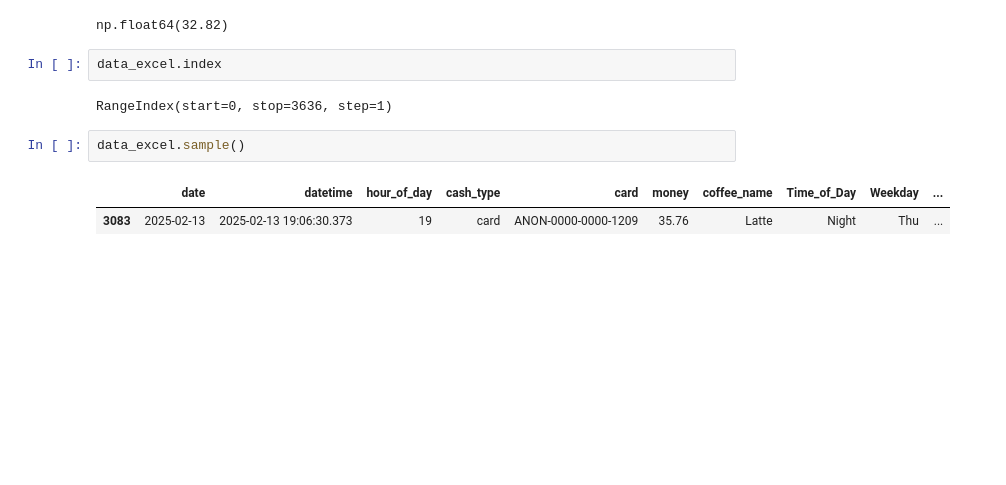
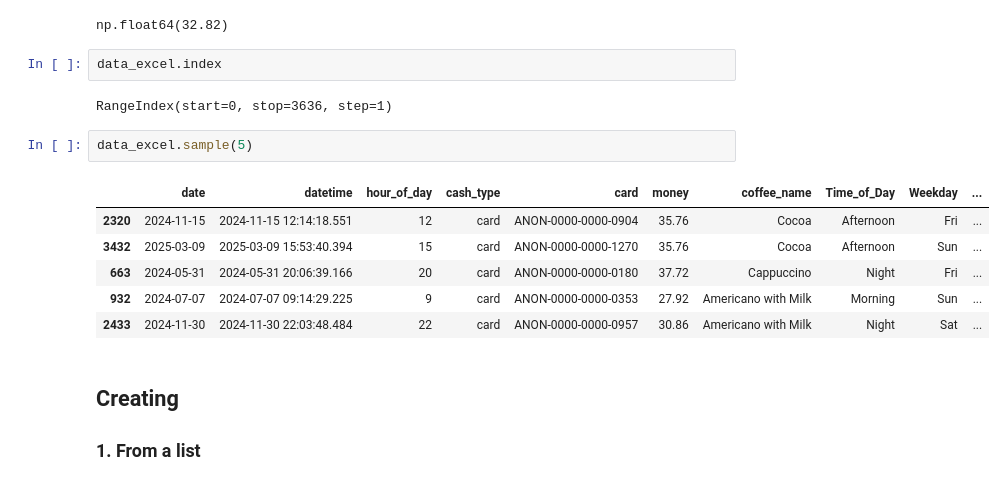
Before and after one commit to Pranishgrg21/Analysis_using_pandas, a Jupyter notebook: coffee_sales_analysis.ipynb, the cells around one changed output. Saved outputs shown, nothing was run; the diff lists cells and outputs as text; blank space fills up the shorter version.

```diff
--- a/coffee_sales_analysis.ipynb
+++ b/coffee_sales_analysis.ipynb
@@ -186,7 +186,15 @@ data_excel.index
 # %% [output]
 RangeIndex(start=0, stop=3636, step=1)
 # %%
-data_excel.sample()
+data_excel.sample(5)
 # %% [output]
 |  | date | datetime | hour_of_day | cash_type | card | money | coffee_name | Time_of_Day | Weekday | ... |
-| 3083 | 2025-02-13 | 2025-02-13 19:06:30.373 | 19 | card | ANON-0000-0000-1209 | 35.76 | Latte | Night | Thu | ... |
+| 2320 | 2024-11-15 | 2024-11-15 12:14:18.551 | 12 | card | ANON-0000-0000-0904 | 35.76 | Cocoa | Afternoon | Fri | ... |
+| 3432 | 2025-03-09 | 2025-03-09 15:53:40.394 | 15 | card | ANON-0000-0000-1270 | 35.76 | Cocoa | Afternoon | Sun | ... |
+| 663 | 2024-05-31 | 2024-05-31 20:06:39.166 | 20 | card | ANON-0000-0000-0180 | 37.72 | Cappuccino | Night | Fri | ... |
+| 932 | 2024-07-07 | 2024-07-07 09:14:29.225 | 9 | card | ANON-0000-0000-0353 | 27.92 | Americano with Milk | Morning | Sun | ... |
+| 2433 | 2024-11-30 | 2024-11-30 22:03:48.484 | 22 | card | ANON-0000-0000-0957 | 30.86 | Americano with Milk | Night | Sat | ... |
+# %% [markdown]
+## Creating
+
+### 1. From a list
```
Also changed, not shown: parts of 89 cells of this notebook, 10 other files.
